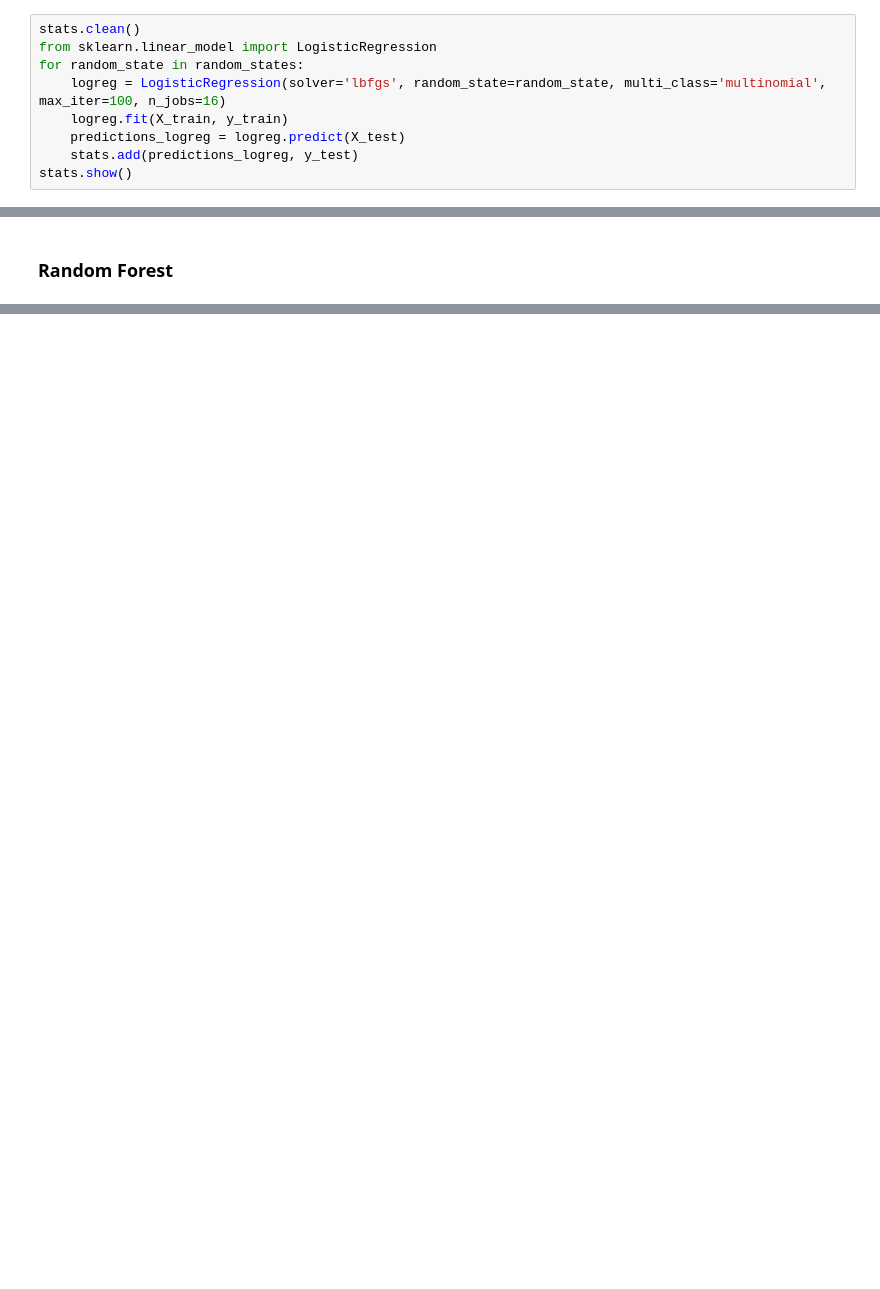
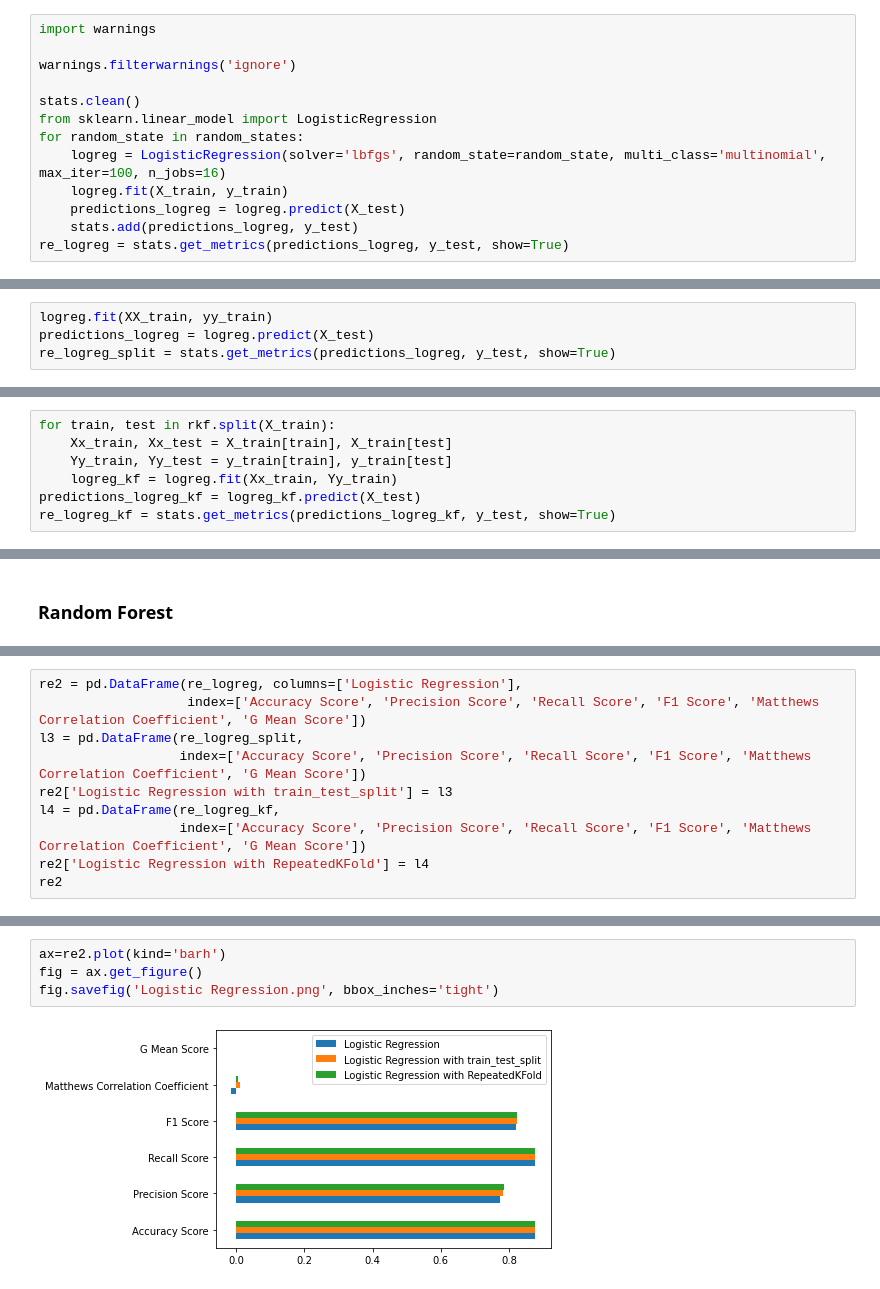
Before and after one commit to yayapa/SDAPraktikum, a Jupyter notebook: E4/Baseline.ipynb, the cells around one changed output, grey strips where cells are left out. Cells and saved outputs as stored; diff of their text form; blank space fills up the shorter version.

```diff
--- a/E4/Baseline.ipynb
+++ b/E4/Baseline.ipynb
@@ -69,6 +100,10 @@ G Mean Score ->  0.0
 ## Other possible baselines
 ### Logistic Regression
 # %%
+import warnings
+
+warnings.filterwarnings('ignore')
+
 stats.clean()
 from sklearn.linear_model import LogisticRegression
 for random_state in random_states:
@@ -76,7 +111,7 @@ for random_state in random_states:
     logreg.fit(X_train, y_train)
     predictions_logreg = logreg.predict(X_test)
     stats.add(predictions_logreg, y_test)
-stats.show()
+re_logreg = stats.get_metrics(predictions_logreg, y_test, show=True)
 # %% [output]
 STOP: TOTAL NO. of ITERATIONS REACHED LIMIT.
 
@@ -110,0 +148,4 @@ Please also refer to the documentation for alternative solver options:
+# %%
+logreg.fit(XX_train, yy_train)
+predictions_logreg = logreg.predict(X_test)
+re_logreg_split = stats.get_metrics(predictions_logreg, y_test, show=True)
@@ -110,0 +168,7 @@ Please also refer to the documentation for alternative solver options:
+# %%
+for train, test in rkf.split(X_train):
+    Xx_train, Xx_test = X_train[train], X_train[test]
+    Yy_train, Yy_test = y_train[train], y_train[test]
+    logreg_kf = logreg.fit(Xx_train, Yy_train)
+predictions_logreg_kf = logreg_kf.predict(X_test)
+re_logreg_kf = stats.get_metrics(predictions_logreg_kf, y_test, show=True)
@@ -165,0 +362,10 @@ G Mean Score ->  (0.06246950475544242, 0.07650920556760059)
+# %%
+re2 = pd.DataFrame(re_logreg, columns=['Logistic Regression'],
+                   index=['Accuracy Score', 'Precision Score', 'Recall Score', 'F1 Score', 'Matthews Correlation Coefficient', 'G Mean Score'])
+l3 = pd.DataFrame(re_logreg_split,
+                  index=['Accuracy Score', 'Precision Score', 'Recall Score', 'F1 Score', 'Matthews Correlation Coefficient', 'G Mean Score'])
+re2['Logistic Regression with train_test_split'] = l3
+l4 = pd.DataFrame(re_logreg_kf,
+                  index=['Accuracy Score', 'Precision Score', 'Recall Score', 'F1 Score', 'Matthews Correlation Coefficient', 'G Mean Score'])
+re2['Logistic Regression with RepeatedKFold'] = l4
+re2
@@ -165,0 +447,6 @@ G Mean Score ->  (0.06246950475544242, 0.07650920556760059)
+# %%
+ax=re2.plot(kind='barh')
+fig = ax.get_figure()
+fig.savefig('Logistic Regression.png', bbox_inches='tight')
+# %% [output]
+[figure, added]
```
Also changed, not shown: parts of 37 cells of this notebook.
